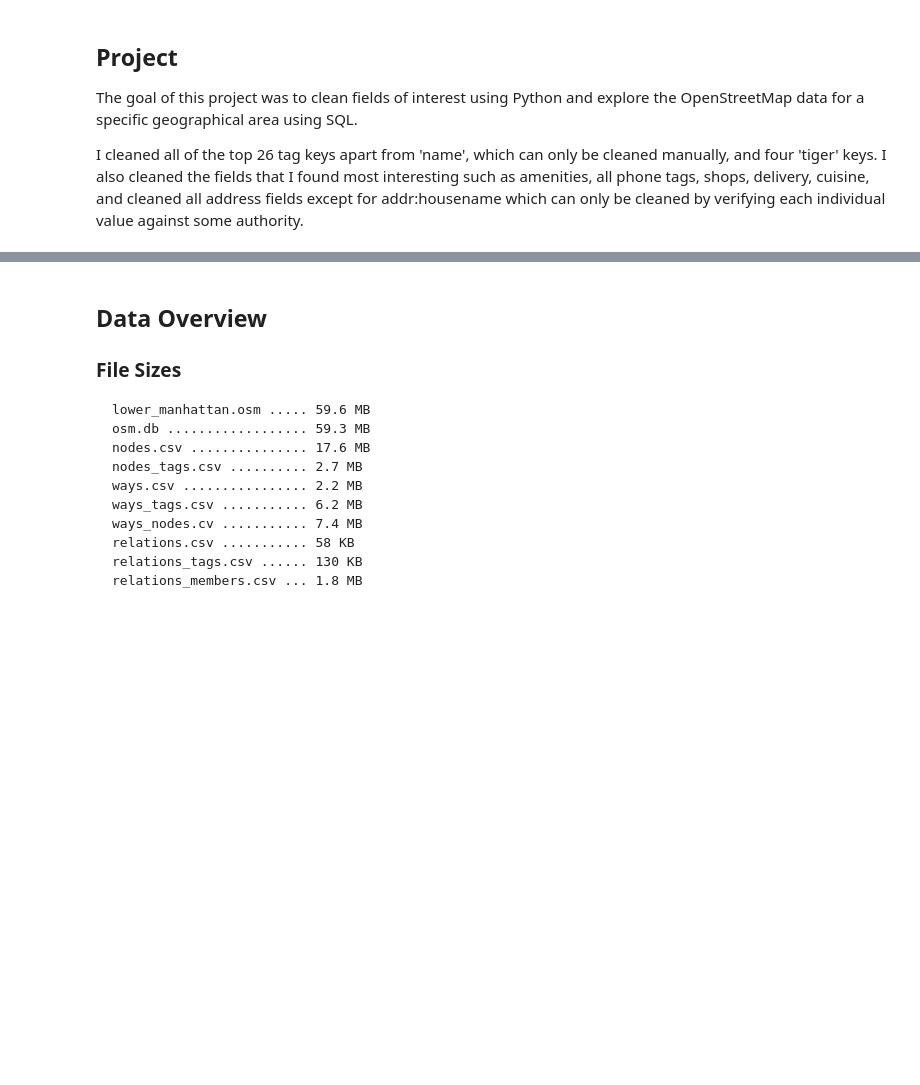
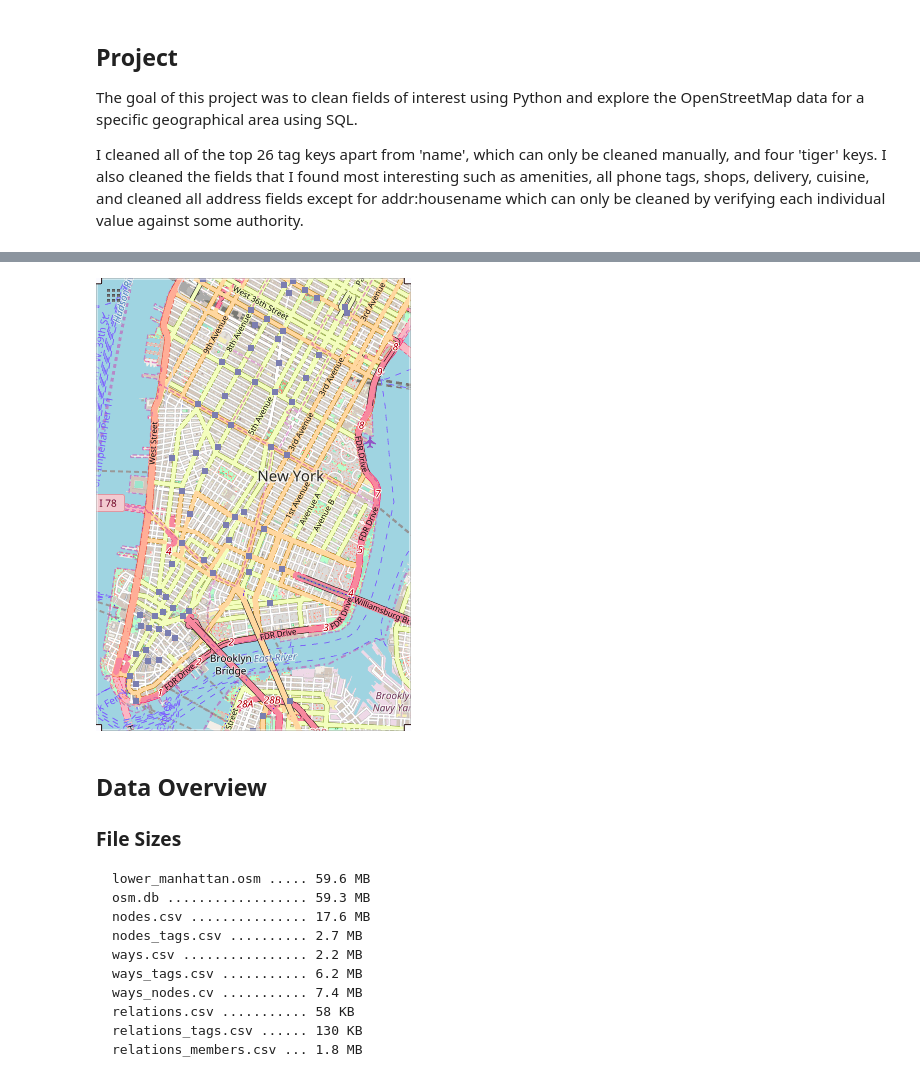
Before and after one commit to jaclynrich/manhattan-osm-wrangling, a Jupyter notebook: output_and_report/OpenStreetMap Data Wrangling and Case Study.ipynb, the cells around one changed output, grey strips where cells are left out. Drawn from its saved outputs; the diff is of its cells as text; code cells hidden in the pictures; blank space fills up the shorter version.

```diff
--- a/output_and_report/OpenStreetMap Data Wrangling and Case Study.ipynb
+++ b/output_and_report/OpenStreetMap Data Wrangling and Case Study.ipynb
@@ -15,3 +13,8 @@ The data covers all of lower Manhattan (south of about 40th Street) and parts of
+# %%
+from IPython.display import Image
+Image('map_area.png')
+# %% [output]
+[figure, added]
 # %% [markdown]
 ## Data Overview
 
```
Also changed, not shown: parts of 6 cells of this notebook, 1 other file.
